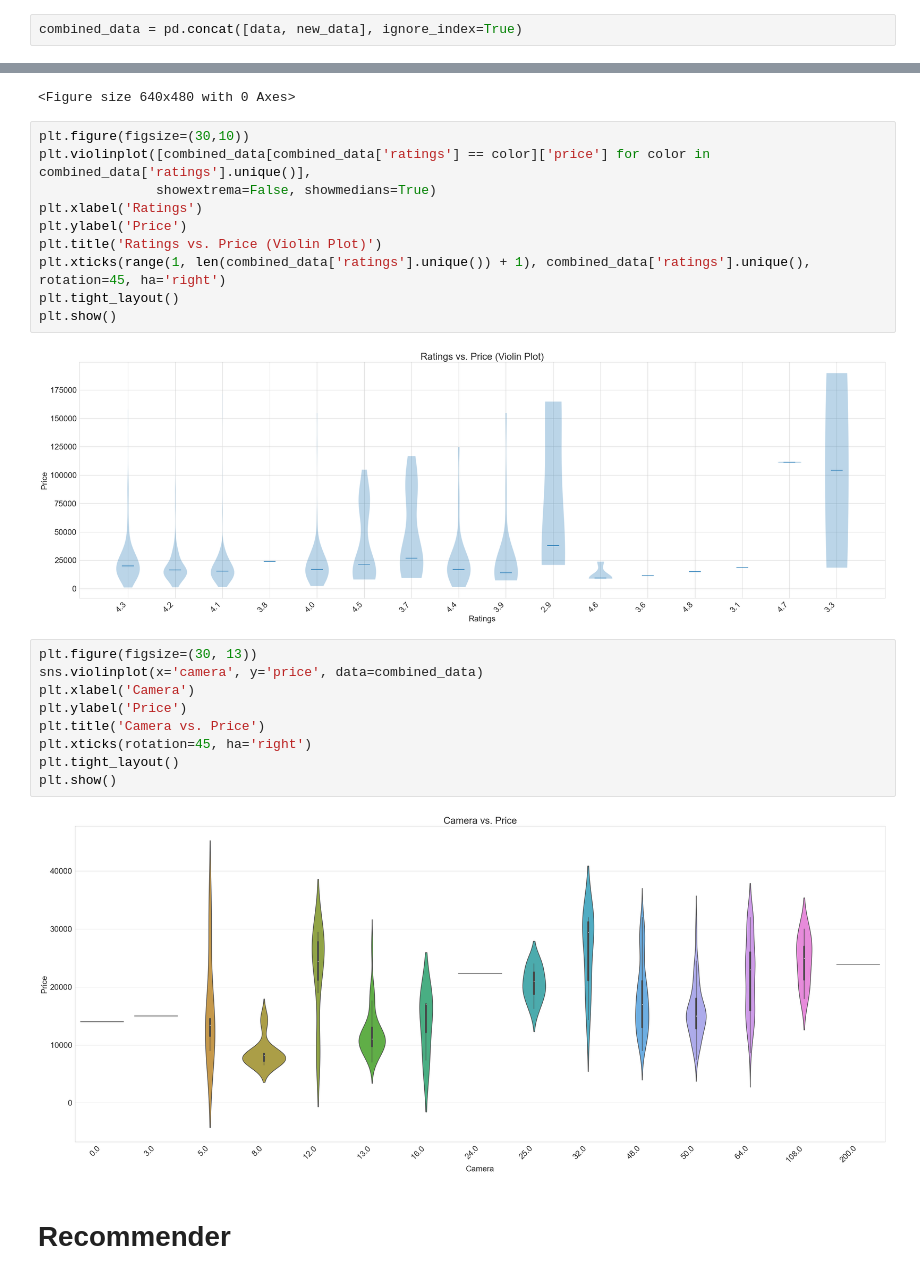
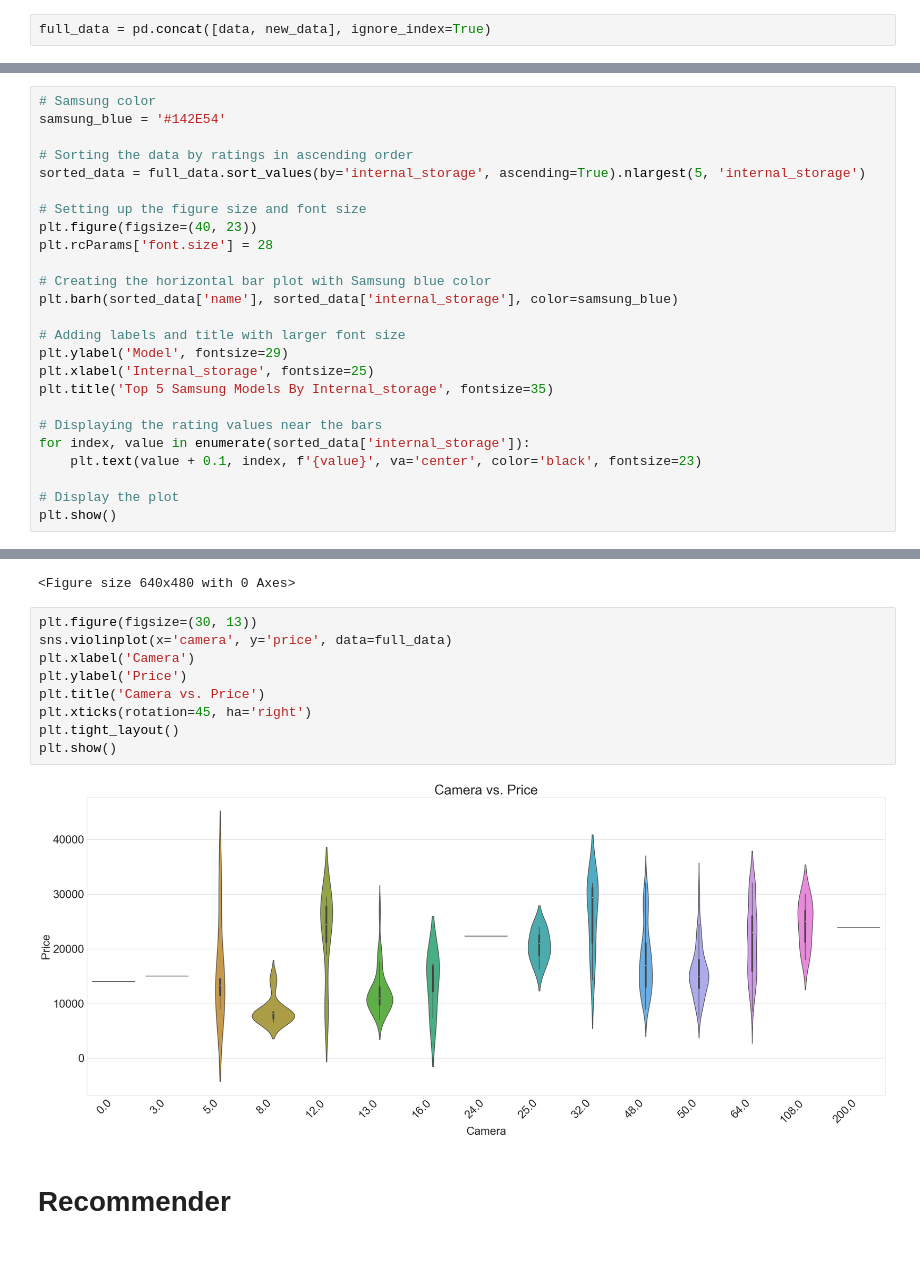
Before and after one commit to JanKosgei/Smartphone-Recommender-System, a Jupyter notebook: Recommender.ipynb, the cells around one changed output, grey strips where cells are left out. Saved outputs shown, nothing was run; the diff lists cells and outputs as text.

```diff
--- a/Recommender.ipynb
+++ b/Recommender.ipynb
@@ -134,2 +134,2 @@ new_data.head()
 # %%
-combined_data = pd.concat([data, new_data], ignore_index=True)
+full_data = pd.concat([data, new_data], ignore_index=True)
@@ -158,0 +196,25 @@ average_rating_price
+# %%
+# Samsung color
+samsung_blue = '#142E54'
+
+# Sorting the data by ratings in ascending order
+sorted_data = full_data.sort_values(by='internal_storage', ascending=True).nlargest(5, 'internal_storage')
+
+# Setting up the figure size and font size
+plt.figure(figsize=(40, 23))
+plt.rcParams['font.size'] = 28
+
+# Creating the horizontal bar plot with Samsung blue color
+plt.barh(sorted_data['name'], sorted_data['internal_storage'], color=samsung_blue)
+
+# Adding labels and title with larger font size
+plt.ylabel('Model', fontsize=29)
+plt.xlabel('Internal_storage', fontsize=25)
+plt.title('Top 5 Samsung Models By Internal_storage', fontsize=35)
+
+# Displaying the rating values near the bars
+for index, value in enumerate(sorted_data['internal_storage']):
+    plt.text(value + 0.1, index, f'{value}', va='center', color='black', fontsize=23)
+
+# Display the plot
+plt.show()
@@ -195,28 +259,16 @@ plt.show()
 # %% [output]
 <Figure size 640x480 with 0 Axes>
 # %%
-plt.figure(figsize=(30,10))
-plt.violinplot([combined_data[combined_data['ratings'] == color]['price'] for color in combined_data['ratings'].unique()],
-               showextrema=False, showmedians=True)
-plt.xlabel('Ratings')
+plt.figure(figsize=(30, 13))
+sns.violinplot(x='camera', y='price', data=full_data)
+plt.xlabel('Camera')
 plt.ylabel('Price')
-plt.title('Ratings vs. Price (Violin Plot)')
-plt.xticks(range(1, len(combined_data['ratings'].unique()) + 1), combined_data['ratings'].unique(), rotation=45, ha='right')
+plt.title('Camera vs. Price')
+plt.xticks(rotation=45, ha='right')
 plt.tight_layout()
 plt.show()
 # %% [output]
-[figure, old version]
+[figure, new version]
-# %%
-plt.figure(figsize=(30, 13))
-sns.violinplot(x='camera', y='price', data=combined_data)
-plt.xlabel('Camera')
-plt.ylabel('Price')
-plt.title('Camera vs. Price')
-plt.xticks(rotation=45, ha='right')
-plt.tight_layout()
-plt.show()
-# %% [output]
-[figure, removed]
 # %% [markdown]
 # Recommender
 # %% [markdown]
```
Also changed, not shown: parts of 13 cells of this notebook.
